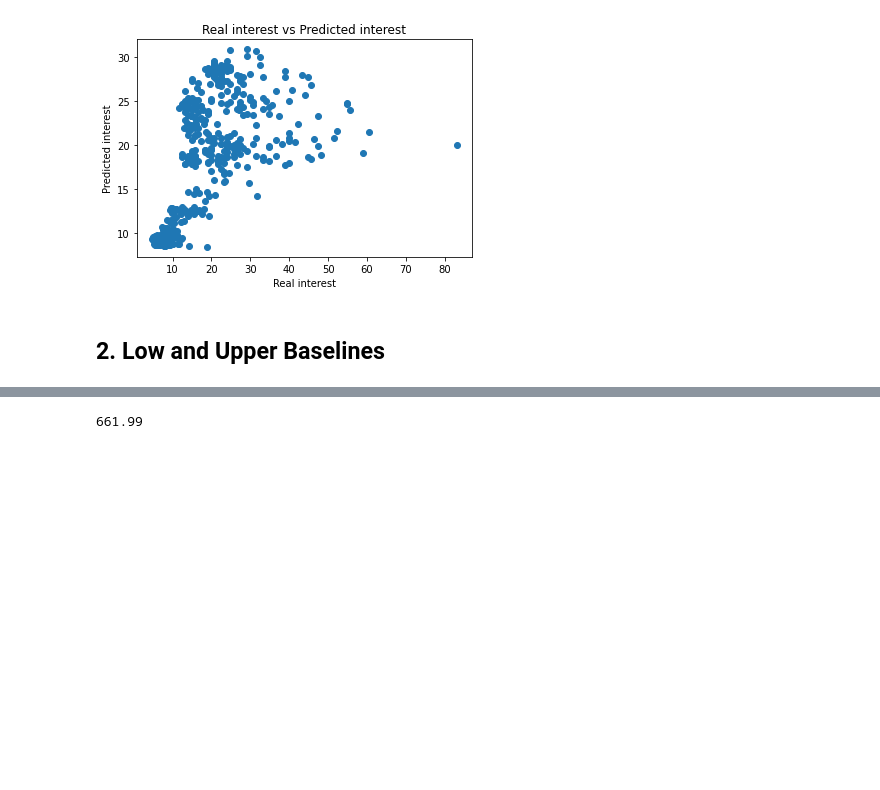
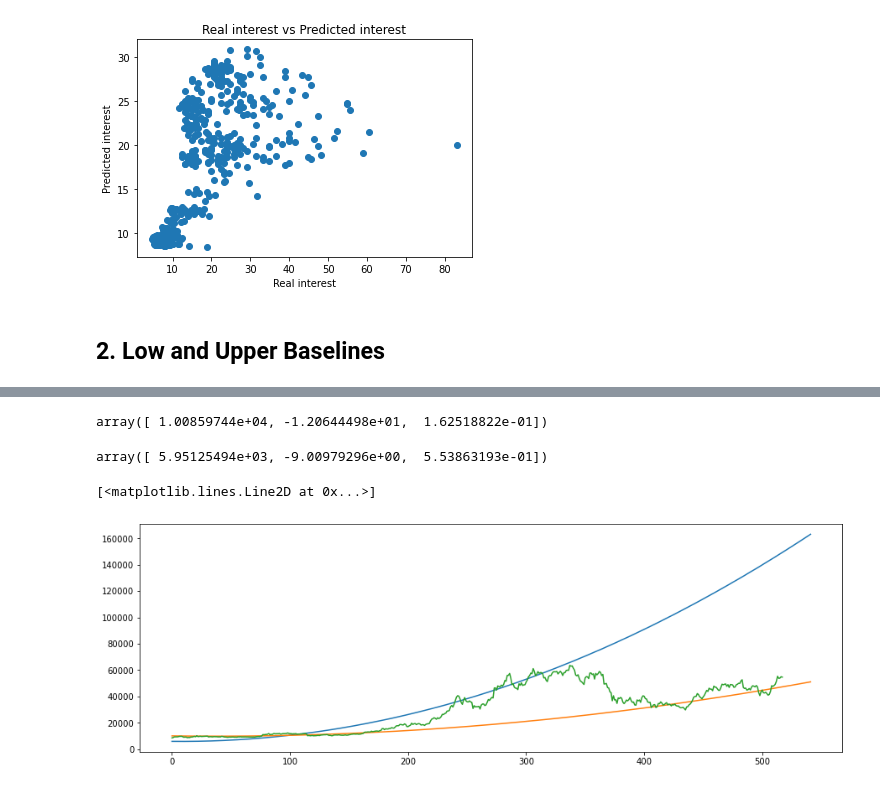
Before and after one commit to mxagar/crypto_analysis, a Jupyter notebook: 01_BitcoinAnalysis.ipynb, the cells around one changed output, grey strips where cells are left out. Drawn from its saved outputs; the diff is of its cells as text; code cells hidden in the pictures; blank space fills up the shorter version.

Commit message:
fitted support and resistance polynomials for price since halving

```diff
--- a/01_BitcoinAnalysis.ipynb
+++ b/01_BitcoinAnalysis.ipynb
@@ -344,0 +351,8 @@ X = np.vander(x, N=degree, increasing=True)
+# %%
+# DEGREE of polynomials
+degree = 2
+# %%
+# Low polynomial: Support
+x = low_days
+X = np.vander(x, N=degree+1, increasing=True)
+y = df_tmp['close'].loc[low_dates].values
@@ -345,6 +370,39 @@ X = np.vander(x, N=degree, increasing=True)
 # %%
 X_pinv = np.linalg.pinv(X)
+b_low = np.matmul(X_pinv,y)
-# %%
-df_price['Close'].loc[h2]
-# %% [output]
-661.99
+# %%
+b_low
+# %% [output]
+array([ 1.00859744e+04, -1.20644498e+01,  1.62518822e-01])
+# %%
+# High polynomial: Resistance
+x = high_days
+X = np.vander(x, N=degree+1, increasing=True)
+y = df_tmp['close'].loc[high_dates].values
+X_pinv = np.linalg.pinv(X)
+b_high = np.matmul(X_pinv,y)
+# %%
+b_high
+# %% [output]
+array([ 5.95125494e+03, -9.00979296e+00,  5.53863193e-01])
+# %%
+today = dt.datetime(2021,11,4,0,0,0)
+x = np.arange((today-h3).days)
+y_low = np.zeros(len(x))
+y_high = np.zeros(len(x))
+for i in range(len(b_low)):
+    b = b_low[i]
+    y_low = y_low + b*(x**i)
+for i in range(len(b_high)):
+    b = b_high[i]
+    y_high = y_high + b*(x**i)
+plt.figure(figsize=(15,5))
+plt.plot(x,y_high)
+plt.plot(x,y_low)
+#
+y_close = df_tmp['close'].values
+min_d = min(len(x),len(y_close))
+plt.plot(x[:min_d],y_close[:min_d])
+# %% [output]
+[<matplotlib.lines.Line2D at 0x...>]
+[figure, added]
```
Also changed, not shown: parts of 6 cells of this notebook.
